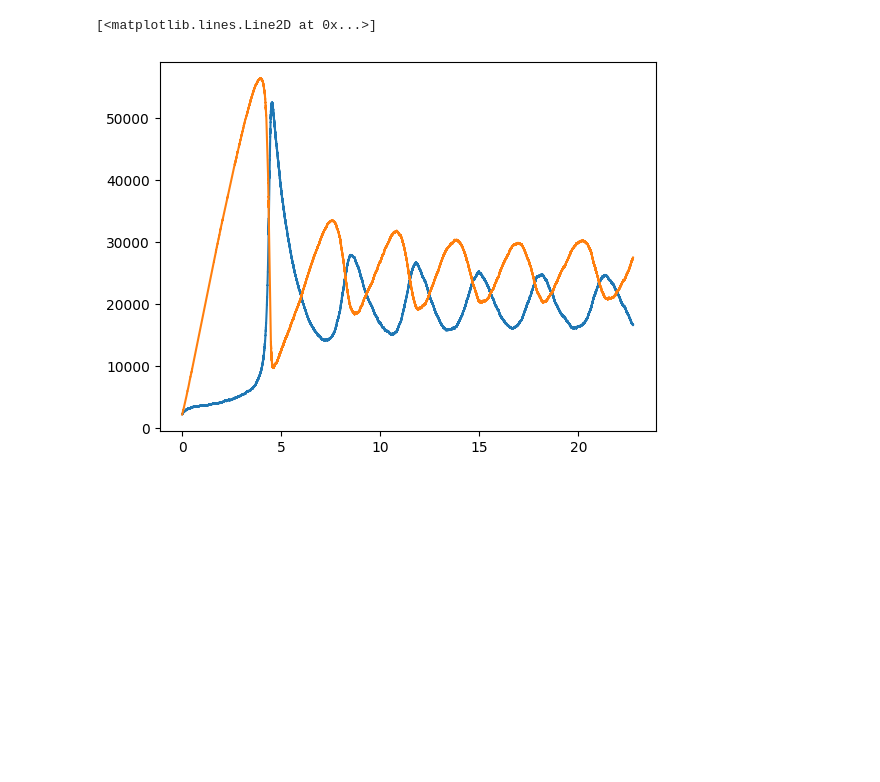
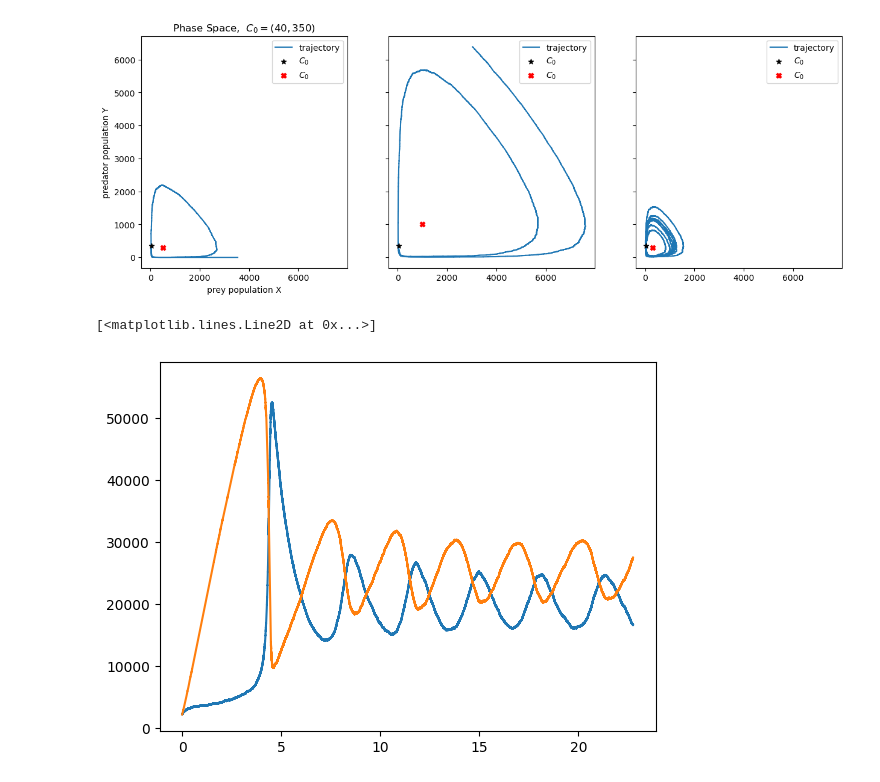
Before and after one commit to selina355/simulation-methods, a Jupyter notebook: ContinuousMC/Gillespie.ipynb, the cells around one changed output. Cells and saved outputs as stored; diff of their text form; code cells hidden in the pictures; blank space fills up the shorter version.

```diff
--- a/ContinuousMC/Gillespie.ipynb
+++ b/ContinuousMC/Gillespie.ipynb
@@ -40,3 +87,28 @@ plt.plot(data[13], data[14])
+# %%
+fig, axs= plt.subplots(1,3,figsize=(15,5),sharex=True, sharey=True)
+ks=[[3,0.01,5],[5,0.005,5],[3,0.01,3] ]
+
+
+axs[0].set_title("Phase Space,  $C_0 = "+ inital_conditions_str[2])
+axs[0].set_xlabel("prey population X")
+axs[0].set_ylabel("predator population Y")
+
+axs[0].plot(data[7][:16000],data[8][:16000], label="trajectory" )
+axs[1].plot(data[10],data[11], label="trajectory" )
+axs[2].plot(data[13],data[14], label="trajectory" )
+
+axs[0].scatter(*initial_conditions[2],  color= "black", marker = "*",label= "$C_0$", zorder= 2)
+axs[0].scatter(ks[0][2]/ks[0][1], ks[0][0]/ks[0][1] , color= "red", marker = "X",label= "$C_0$", zorder= 2)
+axs[1].scatter(*initial_conditions[2],  color= "black", marker = "*",label= "$C_0$", zorder= 2)
+axs[1].scatter(ks[1][2]/ks[1][1], ks[1][0]/ks[1][1] , color= "red", marker = "X",label= "$C_0$", zorder= 2)
+axs[2].scatter(*initial_conditions[2],  color= "black", marker = "*",label= "$C_0$", zorder= 2)
+axs[2].scatter(ks[2][2]/ks[2][1], ks[2][0]/ks[2][1] , color= "red", marker = "X",label= "$C_0$", zorder= 2)
+axs[0].legend()
+axs[1].legend()
+axs[2].legend()
+plt.show()
+# %% [output]
+[figure, added]
 # %%
 data = []
 with open('exercise_8_B.csv') as csvfile:
```
Also changed, not shown: parts of 6 cells of this notebook, 1 other file.
